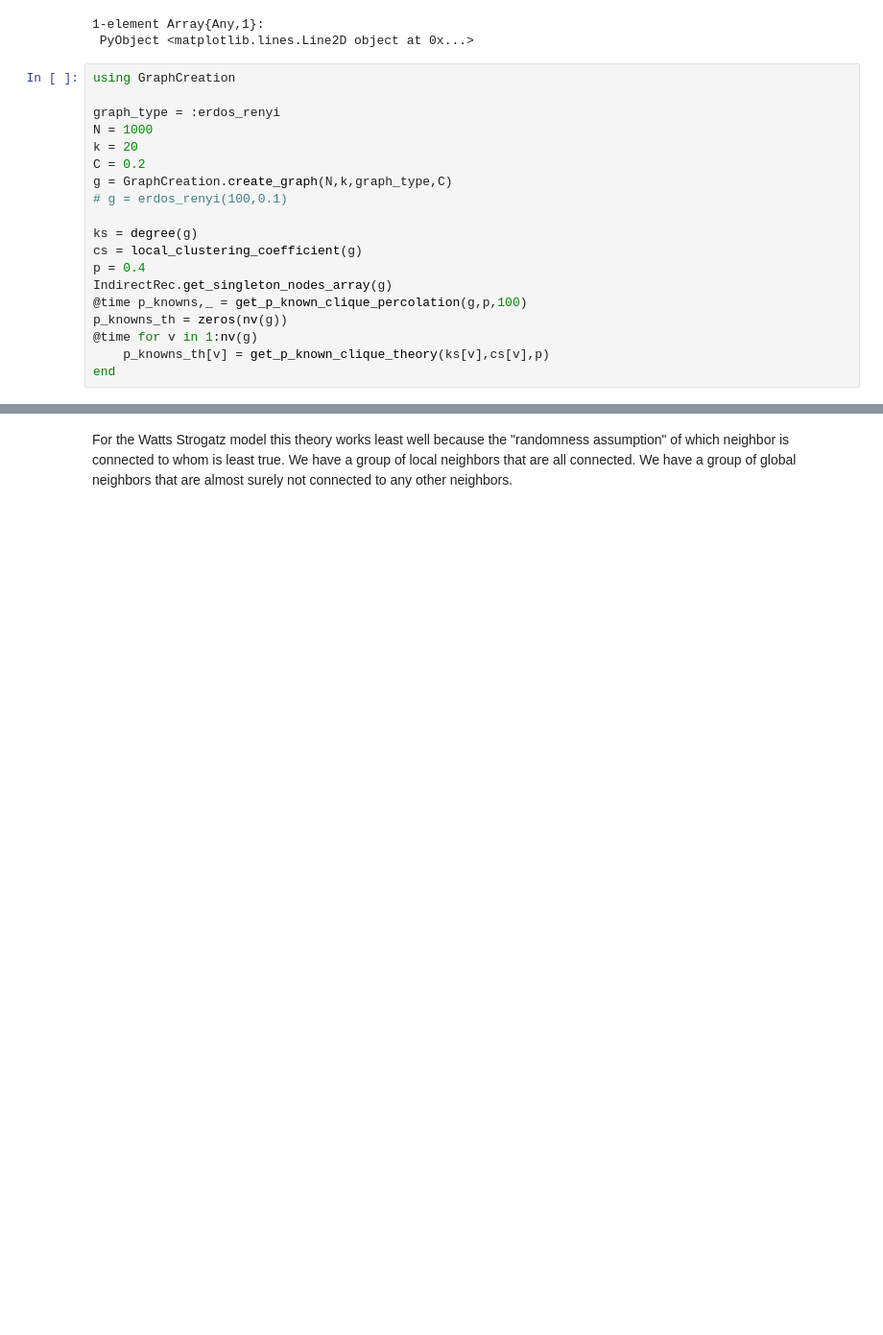
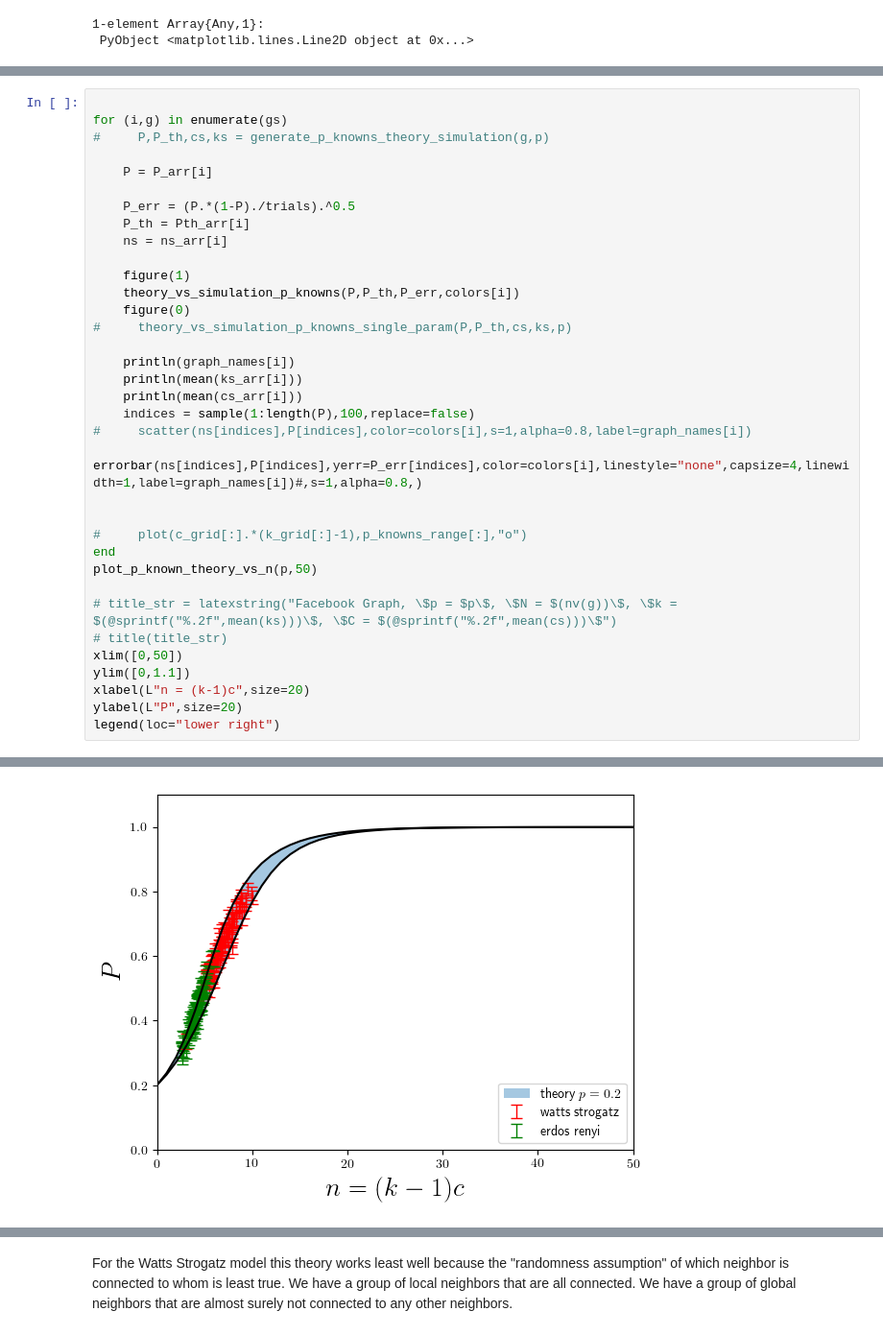
Before and after one commit to jnkh/indirect-rec, a Jupyter notebook: src/ReputationDiffusionClose.ipynb, the cells around one changed output, grey strips where cells are left out. Shown at 96% size. Drawn from its saved outputs; the diff is of its cells as text; blank space fills up the shorter version.

```diff
--- a/src/ReputationDiffusionClose.ipynb
+++ b/src/ReputationDiffusionClose.ipynb
@@ -100,22 +100,3 @@ semilogy(1-get_An_approx(n_range,p))
 [figure]
 1-element Array{Any,1}:
  PyObject <matplotlib.lines.Line2D object at 0x...>
-# %%
-using GraphCreation
-
-graph_type = :erdos_renyi
-N = 1000
-k = 20
-C = 0.2
-g = GraphCreation.create_graph(N,k,graph_type,C)
-# g = erdos_renyi(100,0.1)
-
-ks = degree(g)
-cs = local_clustering_coefficient(g)
-p = 0.4
-IndirectRec.get_singleton_nodes_array(g)
-@time p_knowns,_ = get_p_known_clique_percolation(g,p,100)
-p_knowns_th = zeros(nv(g))
-@time for v in 1:nv(g)
-    p_knowns_th[v] = get_p_known_clique_theory(ks[v],cs[v],p)
-end
@@ -153,0 +145,36 @@ legend(loc="lower right")
+# %%
+
+for (i,g) in enumerate(gs)
+#     P,P_th,cs,ks = generate_p_knowns_theory_simulation(g,p)
+
+    P = P_arr[i]
+
+    P_err = (P.*(1-P)./trials).^0.5
+    P_th = Pth_arr[i]
+    ns = ns_arr[i]
+
+    figure(1)
+    theory_vs_simulation_p_knowns(P,P_th,P_err,colors[i])
+    figure(0)
+#     theory_vs_simulation_p_knowns_single_param(P,P_th,cs,ks,p)
+
+    println(graph_names[i])
+    println(mean(ks_arr[i]))
+    println(mean(cs_arr[i]))
+    indices = sample(1:length(P),100,replace=false)
+#     scatter(ns[indices],P[indices],color=colors[i],s=1,alpha=0.8,label=graph_names[i])
+    errorbar(ns[indices],P[indices],yerr=P_err[indices],color=colors[i],linestyle="none",capsize=4,linewidth=1,label=graph_names[i])#,s=1,alpha=0.8,)
+
+
+#     plot(c_grid[:].*(k_grid[:]-1),p_knowns_range[:],"o")
+end
+plot_p_known_theory_vs_n(p,50)
+
+# title_str = latexstring("Facebook Graph, \$p = $p\$, \$N = $(nv(g))\$, \$k = $(@sprintf("%.2f",mean(ks)))\$, \$C = $(@sprintf("%.2f",mean(cs)))\$")
+# title(title_str)
+xlim([0,50])
+ylim([0,1.1])
+xlabel(L"n = (k-1)c",size=20)
+ylabel(L"P",size=20)
+legend(loc="lower right")
+# %% [output]
@@ -153,0 +188 @@ legend(loc="lower right")
+[figure, added]
```
Also changed, not shown: parts of 16 cells of this notebook.
